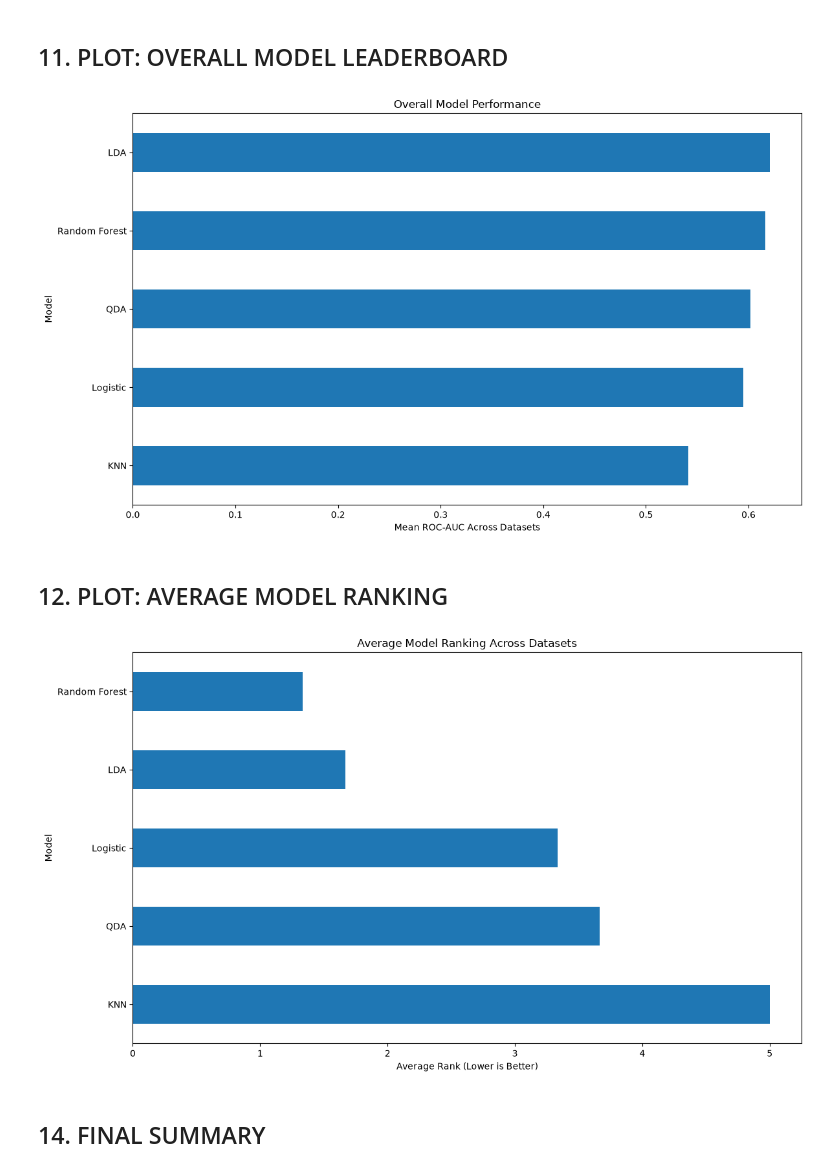
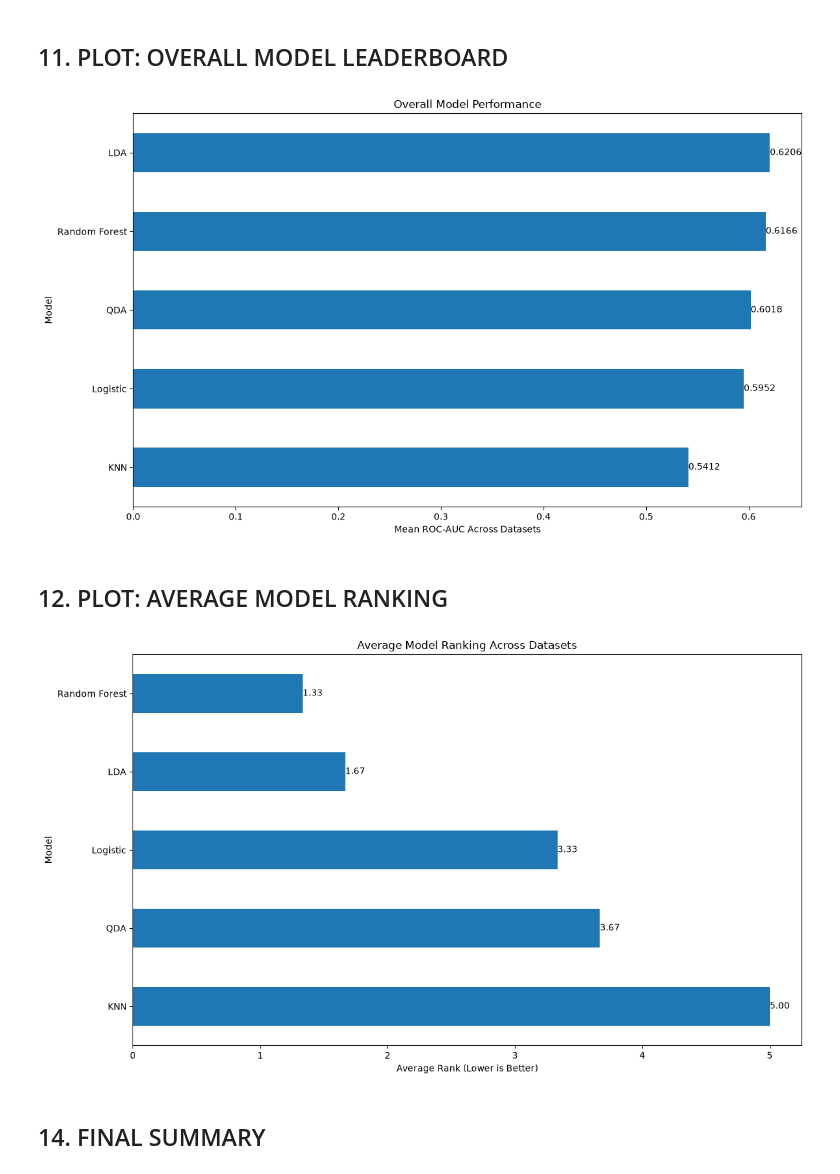
Before and after one commit to HimDek/Ecommerce-Retail-Return-Risk-ML-Models, a Jupyter notebook: main.ipynb, the cells around one changed output. Saved outputs shown, nothing was run; the diff lists cells and outputs as text; code cells hidden in the pictures.

```diff
--- a/main.ipynb
+++ b/main.ipynb
@@ -1160,30 +1166,36 @@ for metric in plot_metrics:
 # %%
 plt.figure(figsize=(12, 7))
 
-leaderboard["ROC_AUC_Mean"].sort_values().plot(
+ax = leaderboard["ROC_AUC_Mean"].sort_values().plot(
     kind="barh"
 )
+
+ax.bar_label(ax.containers[0], fmt="%.4f",
+             label_type="edge", fontsize=10, color="black")
 
 plt.xlabel("Mean ROC-AUC Across Datasets")
 plt.title("Overall Model Performance")
 
 plt.tight_layout()
 plt.savefig(
     os.path.join(PLOT_DIR, "overall_model_performance.png"),
     dpi=200
 )
 plt.show()
 plt.close()
 # %% [output]
-[figure, old version]
+[figure, new version]
 # %% [markdown]
 ## 12. PLOT: AVERAGE MODEL RANKING
 # %%
 plt.figure(figsize=(12, 7))
 
-mean_ranks["ROC_AUC_Rank"].sort_values(
+ax = mean_ranks["ROC_AUC_Rank"].sort_values(
     ascending=False
 ).plot(kind="barh")
+
+ax.bar_label(ax.containers[0], fmt="%.2f",
+             label_type="edge", fontsize=10, color="black")
 
 plt.xlabel("Average Rank (Lower is Better)")
 plt.title("Average Model Ranking Across Datasets")
@@ -1196,7 +1208,7 @@ plt.savefig(
 plt.show()
 plt.close()
 # %% [output]
-[figure, old version]
+[figure, new version]
 # %% [markdown]
 ## 14. FINAL SUMMARY
 # %%
```
Also changed, not shown: parts of 2 cells of this notebook, 10 other files.
